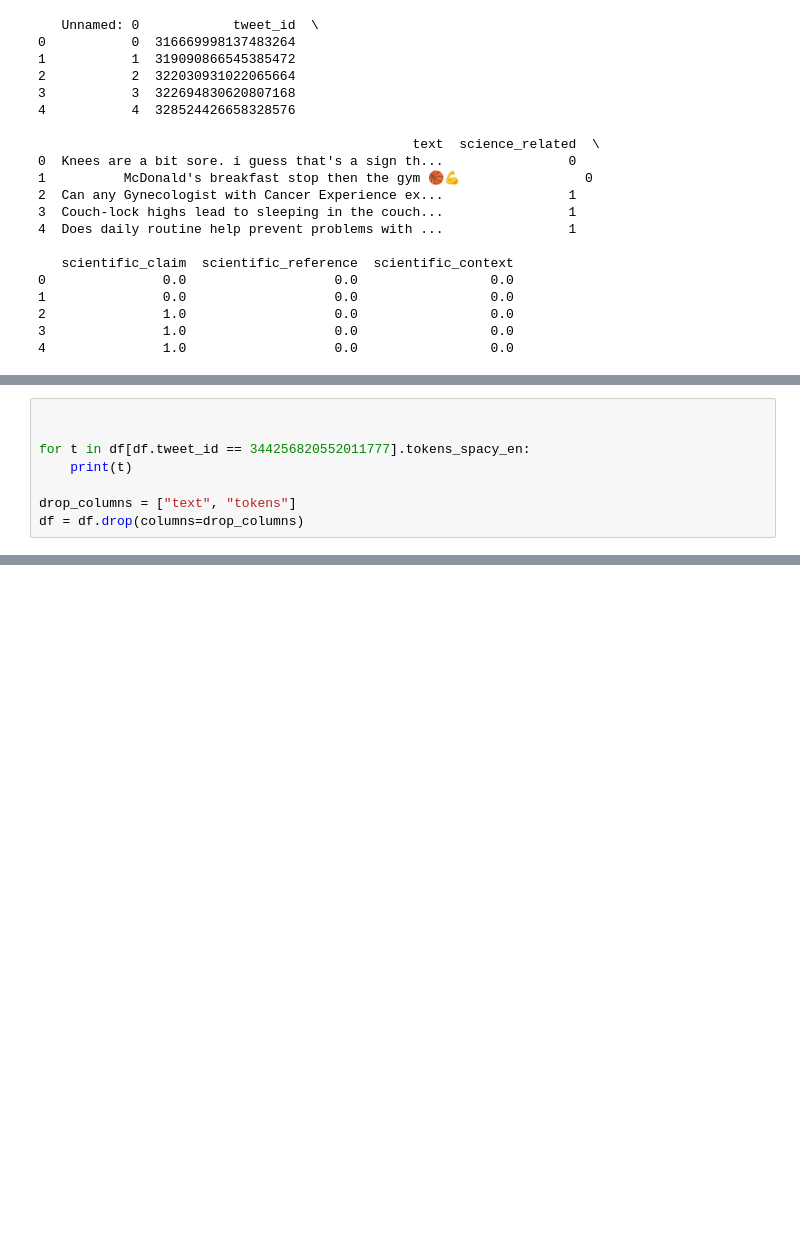
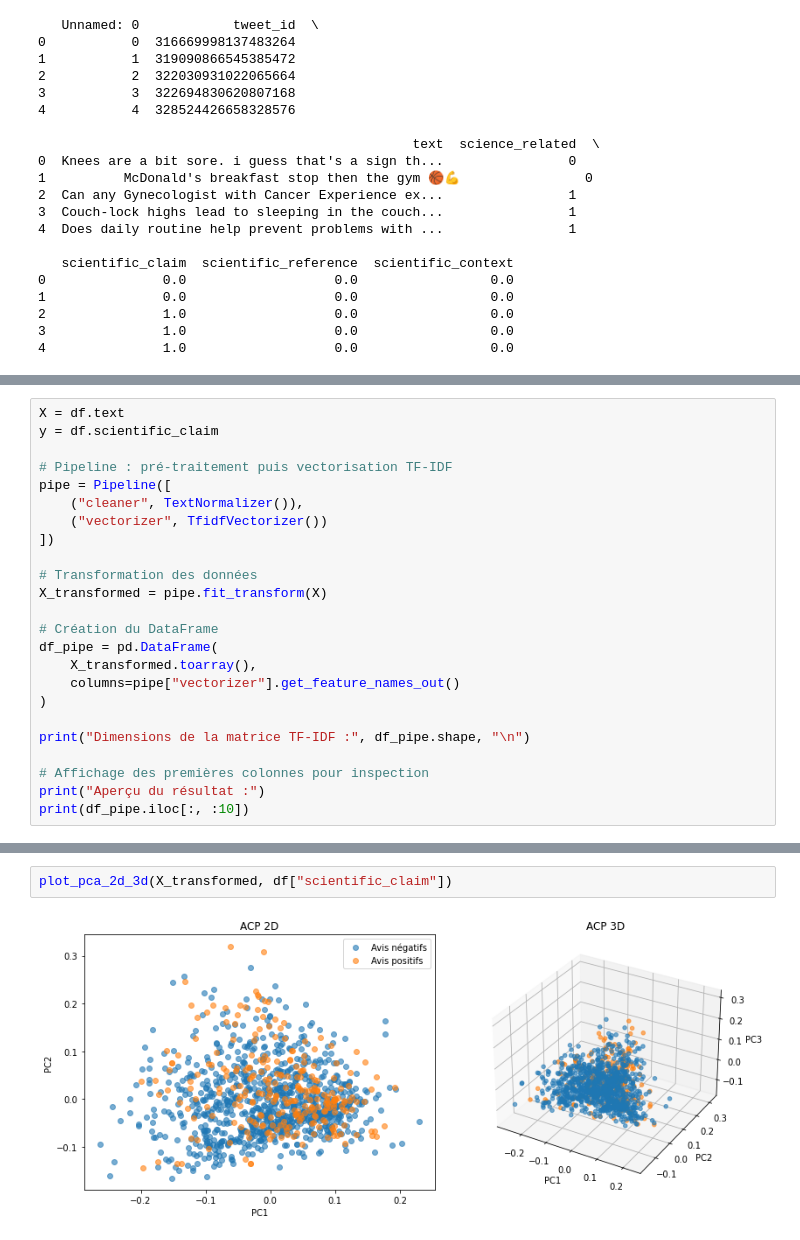
Before and after one commit to Wakeless-Ry/MachineLearning, a Jupyter notebook: Projet_Machine_Learning.ipynb, the cells around one changed output, grey strips where cells are left out. Drawn from its saved outputs; the diff is of its cells as text; blank space fills up the shorter version.

```diff
--- a/Projet_Machine_Learning.ipynb
+++ b/Projet_Machine_Learning.ipynb
@@ -401,8 +114,0 @@ fight   71      fight   False   False   xxxx    VERB    VB
-# %%
-
-
-for t in df[df.tweet_id == 344256820552011777].tokens_spacy_en:
-    print(t)
-
-drop_columns = ["text", "tokens"]
-df = df.drop(columns=drop_columns)
@@ -417,0 +191,24 @@ CLASSIFICATION
+# %%
+X = df.text
+y = df.scientific_claim
+
+# Pipeline : pré-traitement puis vectorisation TF-IDF
+pipe = Pipeline([
+    ("cleaner", TextNormalizer()),
+    ("vectorizer", TfidfVectorizer())
+])
+
+# Transformation des données
+X_transformed = pipe.fit_transform(X)
+
+# Création du DataFrame
+df_pipe = pd.DataFrame(
+    X_transformed.toarray(),
+    columns=pipe["vectorizer"].get_feature_names_out()
+)
+
+print("Dimensions de la matrice TF-IDF :", df_pipe.shape, "\n")
+
+# Affichage des premières colonnes pour inspection
+print("Aperçu du résultat :")
+print(df_pipe.iloc[:, :10])
@@ -417,0 +286,4 @@ CLASSIFICATION
+# %%
+plot_pca_2d_3d(X_transformed, df["scientific_claim"])
+# %% [output]
+[figure, added]
```
Also changed, not shown: parts of 19 cells of this notebook.
